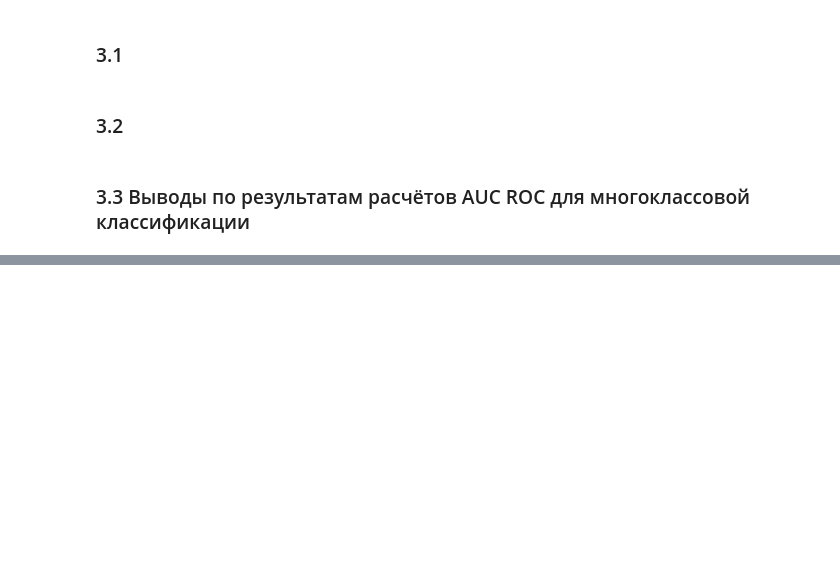
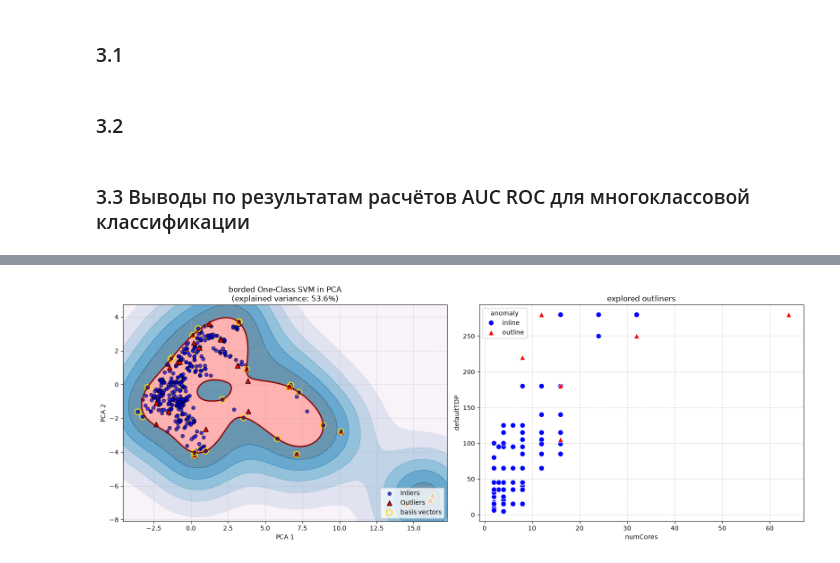
Before and after one commit to sircuspelle/AI-systems-course, a Jupyter notebook: Lab3/src/lab3/lab3.ipynb, the cells around one changed output, grey strips where cells are left out. Drawn from its saved outputs; the diff is of its cells as text; code cells hidden in the pictures; blank space fills up the shorter version.

```diff
--- a/Lab3/src/lab3/lab3.ipynb
+++ b/Lab3/src/lab3/lab3.ipynb
@@ -465,0 +537,7 @@ RocCurveDisplay.from_estimator(dummy, X_test, y_test, ax=ax, name='DummyClassifi
+# %%
+train_analysis_df = df.loc[X_train.index].copy()
+train_analysis_df['anomaly'] = np.where(train_preds == -1, 'outline', 'inline')
+train_analysis_df['score'] = train_scores
+
+outliers_sample = train_analysis_df[train_analysis_df['anomaly'] == 'outline'].sort_values(by='score')
+display(outliers_sample[['model', 'family', 'numCores', 'baseClock', 'defaultTDP', 'unlocked', 'score']].head(10))
@@ -465,0 +556,54 @@ RocCurveDisplay.from_estimator(dummy, X_test, y_test, ax=ax, name='DummyClassifi
+# %%
+from sklearn.decomposition import PCA
+
+pca = PCA(n_components=2, random_state=SEED)
+X_train_pca = pca.fit_transform(X_train_pr)
+
+oc_svm_2d = OneClassSVM(kernel='rbf', nu=NU_OUTLIERS, gamma='scale')
+oc_svm_2d.fit(X_train_pca)
+
+fig, axes = plt.subplots(1, 2, figsize=(16, 6))
+
+x_min, x_max = X_train_pca[:, 0].min() - 1, X_train_pca[:, 0].max() + 1
+y_min, y_max = X_train_pca[:, 1].min() - 1, X_train_pca[:, 1].max() + 1
+xx, yy = np.meshgrid(np.linspace(x_min, x_max, 300), np.linspace(y_min, y_max, 300))
+
+Z = oc_svm_2d.decision_function(np.c_[xx.ravel(), yy.ravel()])
+Z = Z.reshape(xx.shape)
+
+axes[0].contourf(xx, yy, Z, levels=np.linspace(Z.min(), 0, 7), cmap=plt.cm.PuBu, alpha=0.6)
+cs = axes[0].contour(xx, yy, Z, levels=[0], linewidths=2, colors='darkred')
+axes[0].contourf(xx, yy, Z, levels=[0, Z.max()], colors='red', alpha=0.3)
+
+inliers_pca = X_train_pca[train_preds == 1]
+outliers_pca = X_train_pca[train_preds == -1]
+
+axes[0].scatter(inliers_pca[:, 0], inliers_pca[:, 1], c='blue', s=30, edgecolors='k', alpha=0.7, label='Inliers')
+axes[0].scatter(outliers_pca[:, 0], outliers_pca[:, 1], c='red', s=60, marker='^', edgecolors='k', label='Outliers')
+axes[0].scatter(X_train_pca[oc_svm_2d.support_, 0], X_train_pca[oc_svm_2d.support_, 1], s=90, facecolors='none', edgecolors='gold', linewidths=1.5, label='basis vectors')
+
+axes[0].set_title(f'borded One-Class SVM in PCA\n(explained variance: {pca.explained_variance_ratio_.sum()*100:.1f}%)')
+axes[0].set_xlabel('PCA 1')
+axes[0].set_ylabel('PCA 2')
+axes[0].legend(loc='lower right')
+axes[0].grid(True, linestyle='--', alpha=0.5)
+
+sns.scatterplot(
+    x=train_analysis_df['numCores'],
+    y=train_analysis_df['defaultTDP'],
+    hue=train_analysis_df['anomaly'],
+    palette={'inline': 'blue', 'outline': 'red'},
+    style=train_analysis_df['anomaly'],
+    markers={'inline': 'o', 'outline': '^'},
+    s=70,
+    ax=axes[1]
+)
+axes[1].set_title('explored outliners')
+axes[1].set_xlabel('numCores')
+axes[1].set_ylabel('defaultTDP')
+axes[1].grid(True, linestyle='--', alpha=0.5)
+
+plt.tight_layout()
+plt.show()
+# %% [output]
+[figure, added]
```
Also changed, not shown: parts of 9 cells of this notebook.
